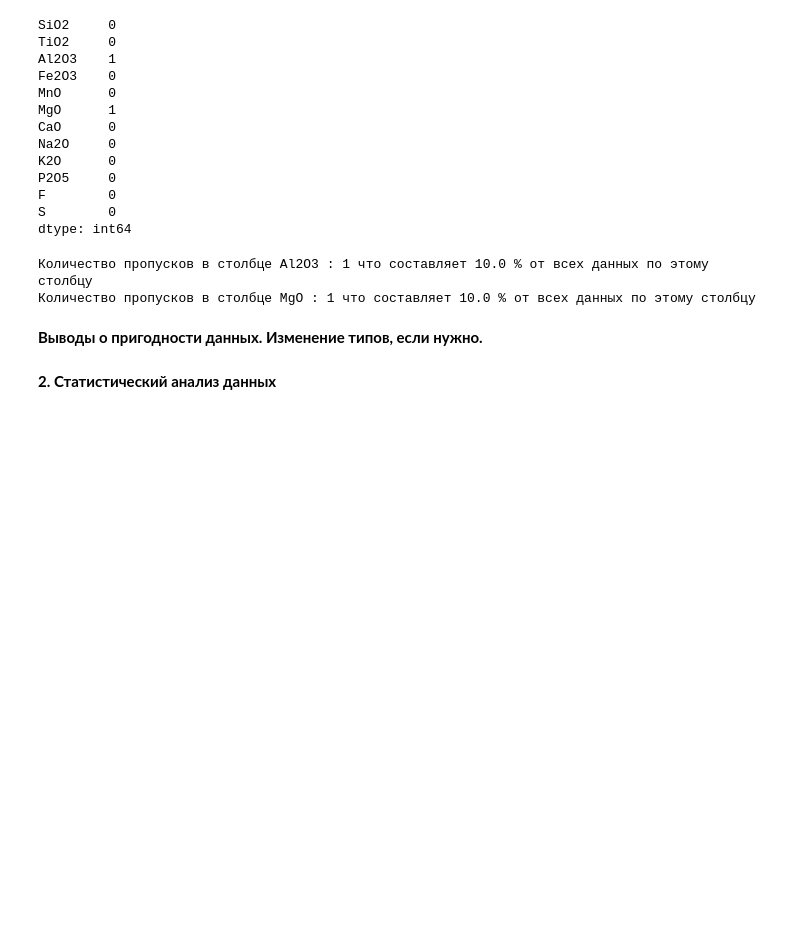
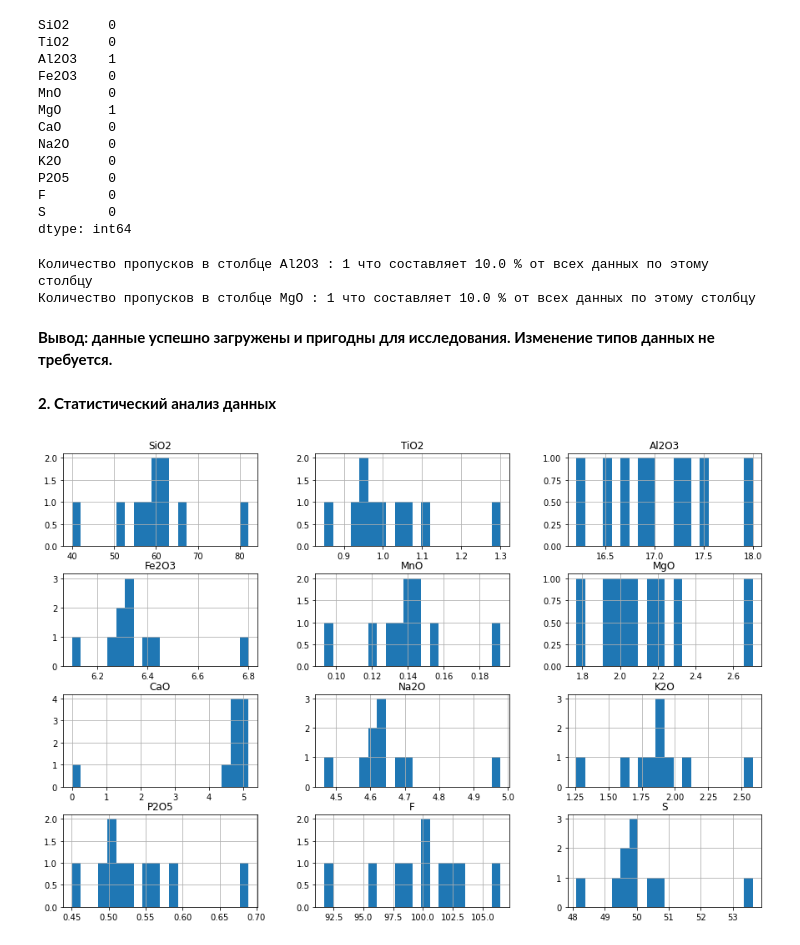
Before and after one commit to KateLop/Work, a Jupyter notebook: my_class.ipynb, the cells around one changed output. Drawn from its saved outputs; the diff is of its cells as text; code cells hidden in the pictures; blank space fills up the shorter version.

```diff
--- a/my_class.ipynb
+++ b/my_class.ipynb
@@ -41,9 +27,12 @@ def load(url):
+# %%
+#путь к папке с табличным файлом
+path = 'D:\\WORK\\'
 # %%
 #прочитаем данные из файла
 try:
     data = pd.read_excel('D:\\WORK\\test_data.xlsx', index_col=0)
 except:
-    data = load('https://disk.yandex.ru/d/ZVC7GUYYckKnGQ')
+    data = pd.read_excel(path + 'test_data.xlsx')
 # %%
 #познакомимся с данными
 display(data.head())
@@ -103,11 +92,11 @@ for col in data.columns:
 Количество пропусков в столбце Al2O3 : 1 что составляет 10.0 % от всех данных по этому столбцу
 Количество пропусков в столбце MgO : 1 что составляет 10.0 % от всех данных по этому столбцу
 # %% [markdown]
-**Выводы о пригодности данных. Изменение типов, если нужно.**
+**Вывод: данные успешно загружены и пригодны для исследования. Изменение типов данных не требуется.**
 # %% [markdown]
 **2. Статистический анализ данных**
 # %%
-
-
-#построим общую гистограму для всех столбцов таблицы:
-data.hist(figsize=(15,10));
+#построим общую гистограму для всех столбцов таблицы
+data.hist(figsize=(15,10), bins = 20);
+# %% [output]
+[figure, added]
```
Also changed, not shown: parts of 23 cells of this notebook.
